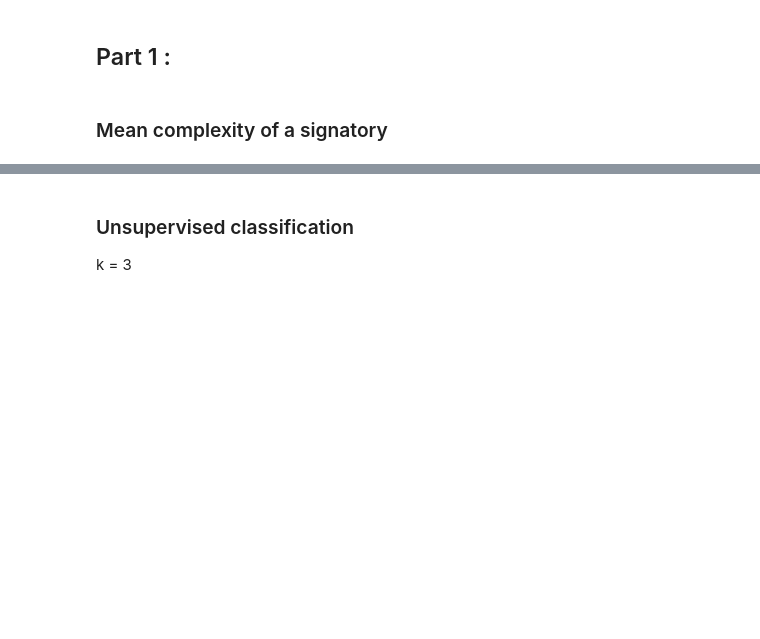
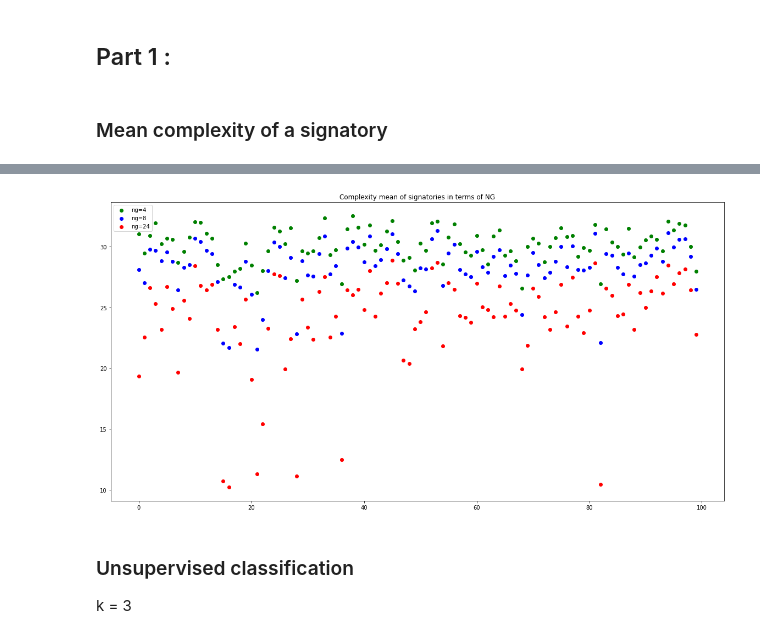
Before and after one commit to nordine-marie/signature-recognition-MCYT-100, a Jupyter notebook: main.ipynb, the cells around one changed output, grey strips where cells are left out. Saved outputs shown, nothing was run; the diff lists cells and outputs as text; code cells hidden in the pictures; blank space fills up the shorter version.

```diff
--- a/main.ipynb
+++ b/main.ipynb
@@ -184,3 +211,24 @@ all_mean_complexity(4)
+# %%
+plt.figure(figsize=(20,10))
+
+x = [i for i in range(100)]
+
+
+ng4 = [v[1] for v in all_mean_complexity(4)]
+ng8 = [v[1] for v in all_mean_complexity(8)]
+ng24 = [v[1] for v in all_mean_complexity(24)]
+
+plt.scatter(x,ng4,c='green')
+plt.scatter(x,ng8,c='blue')
+plt.scatter(x,ng24,c='red')
+
+plt.title("Complexity mean of signatories in terms of NG")
+
+plt.legend(["ng=4",'ng=8',"ng=24"])
+
+plt.show()
+# %% [output]
+[figure, added]
 # %% [markdown]
 ### Unsupervised classification
 k = 3
```
Also changed, not shown: parts of 46 cells of this notebook, 11 other files.
